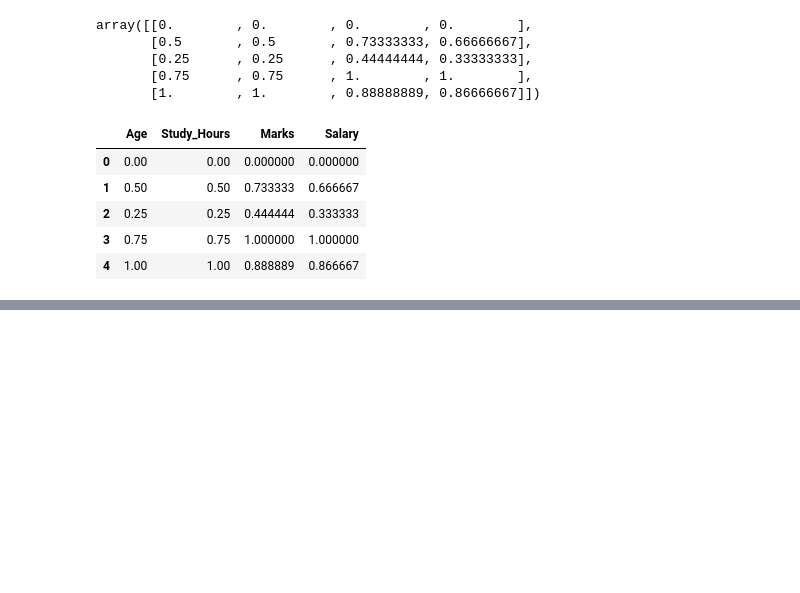
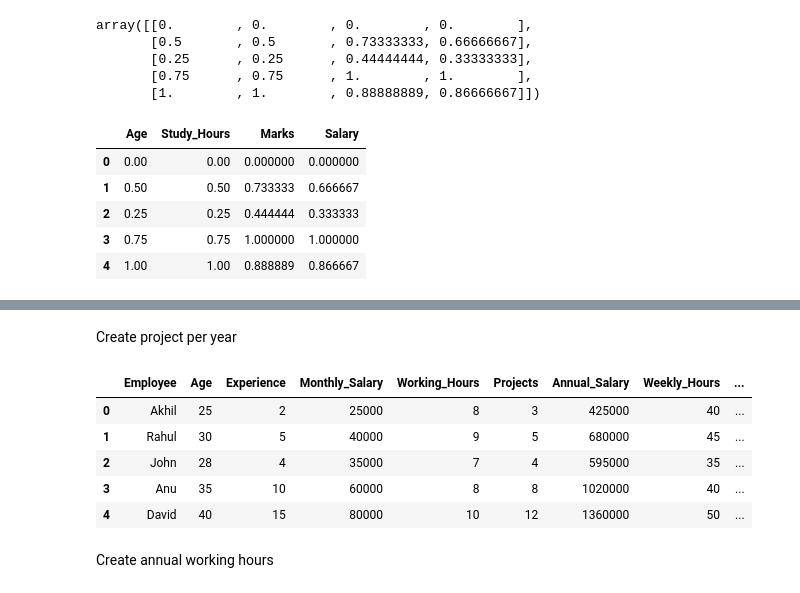
Before and after one commit to skarchana-ai/Machine-Learning, a Jupyter notebook: Feature_Engineering.ipynb, the cells around one changed output, grey strips where cells are left out. Cells and saved outputs as stored; diff of their text form; code cells hidden in the pictures; blank space fills up the shorter version.

```diff
--- a/Feature_Engineering.ipynb
+++ b/Feature_Engineering.ipynb
@@ -187,0 +211,2 @@ Step 4 - Creating a Feature
+# %%
+df=pd.DataFrame(data)
@@ -187,0 +224,2 @@ Step 4 - Creating a Feature
+# %%
+df['Annual_Salary']=df['Monthly_Salary']*17
@@ -187,0 +237,2 @@ Step 4 - Creating a Feature
+# %%
+df['Weekly_Hours']=df['Working_Hours']*5
@@ -187,0 +248,17 @@ Step 4 - Creating a Feature
+# %% [markdown]
+Create project per year
+# %%
+df['Projects_Per_Year']=(
+    df['Projects']/df['Experience']
+)
+# %%
+df
+# %% [output]
+|  | Employee | Age | Experience | Monthly_Salary | Working_Hours | Projects | Annual_Salary | Weekly_Hours | ... |
+| 0 | Akhil | 25 | 2 | 25000 | 8 | 3 | 425000 | 40 | ... |
+| 1 | Rahul | 30 | 5 | 40000 | 9 | 5 | 680000 | 45 | ... |
+| 2 | John | 28 | 4 | 35000 | 7 | 4 | 595000 | 35 | ... |
+| 3 | Anu | 35 | 10 | 60000 | 8 | 8 | 1020000 | 40 | ... |
+| 4 | David | 40 | 15 | 80000 | 10 | 12 | 1360000 | 50 | ... |
+# %% [markdown]
+Create annual working hours
```
Also changed, not shown: parts of 51 cells of this notebook.
